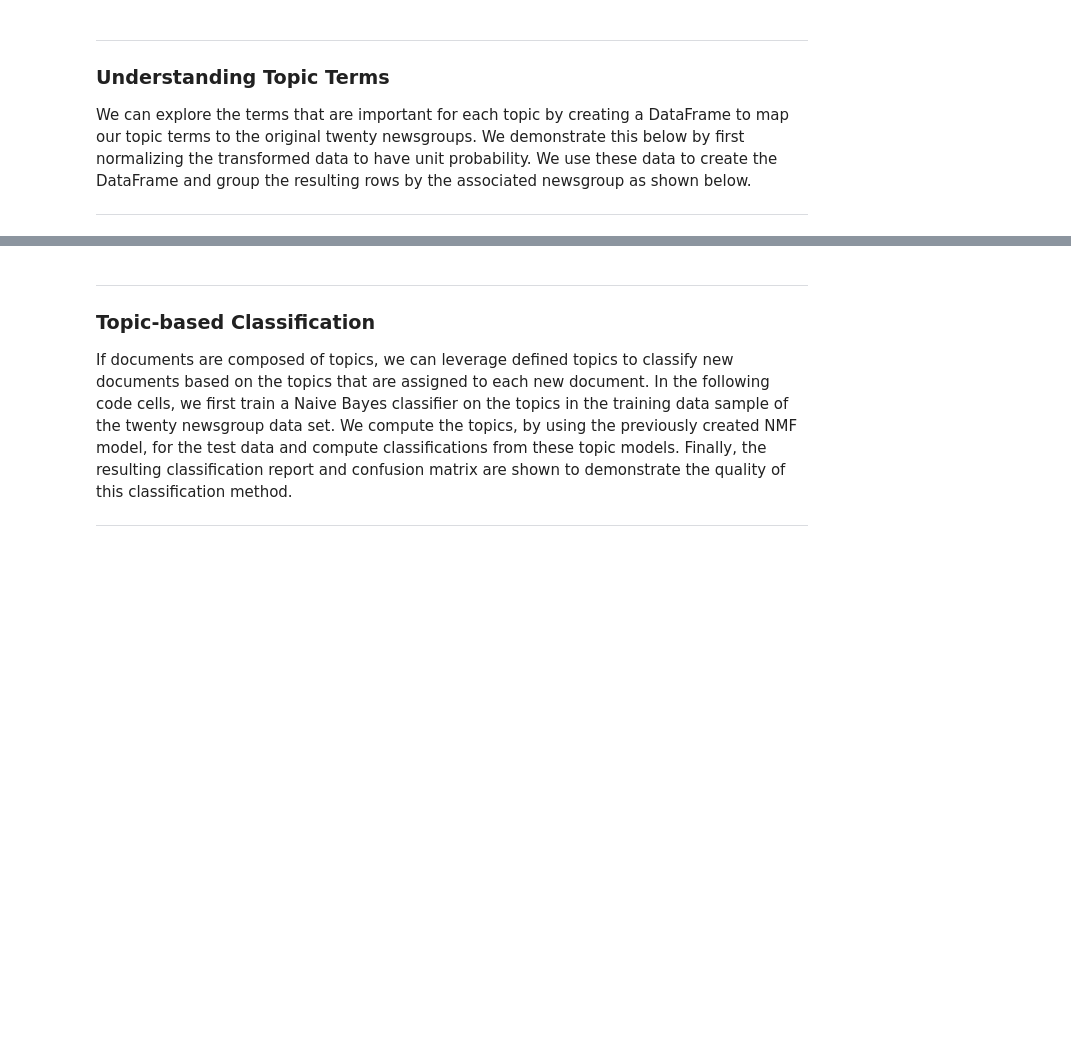
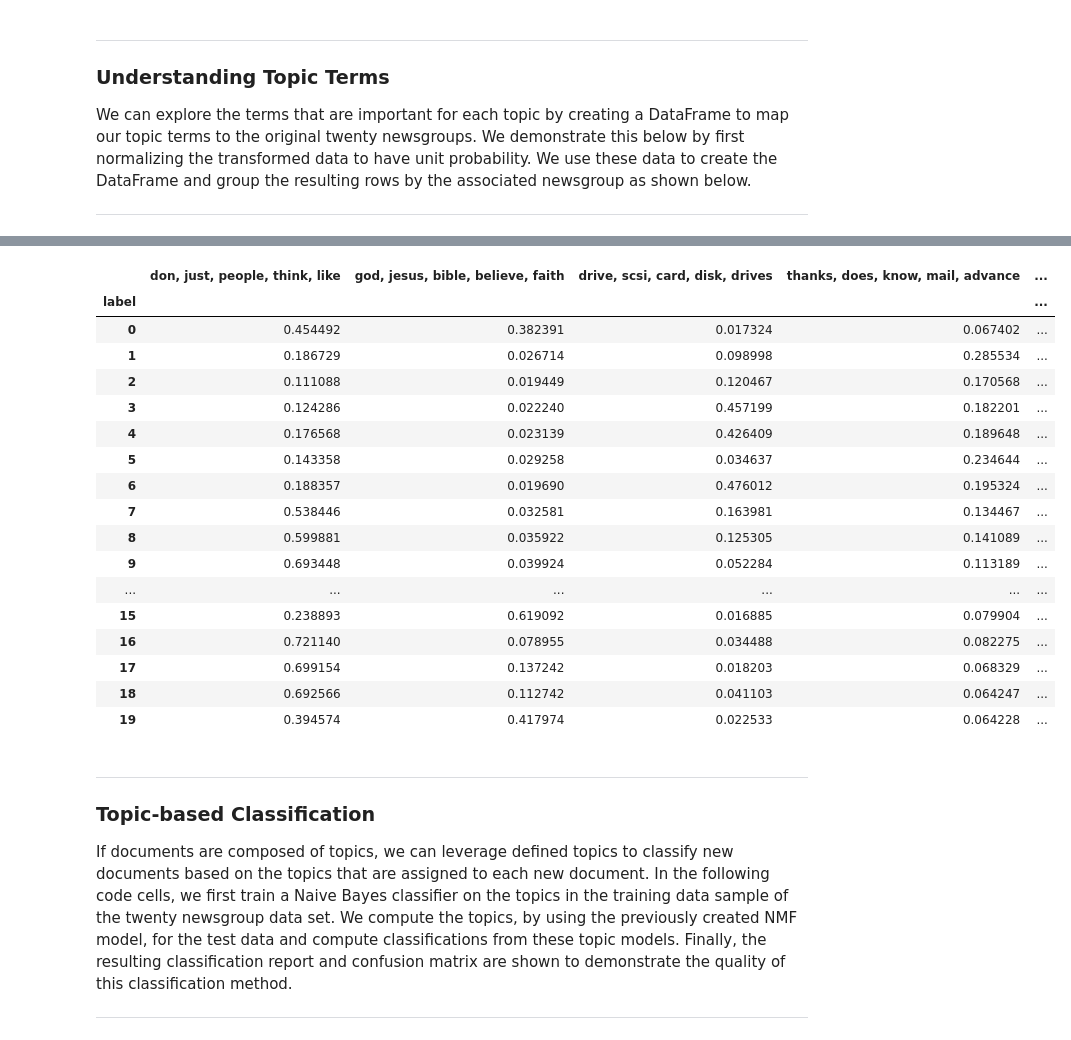
Before and after one commit to lcdm-uiuc/info490-sp16, a Jupyter notebook: Week9/notebooks/intro2nlp-tm.ipynb, the cells around one changed output, grey strips where cells are left out. Saved outputs shown, nothing was run; the diff lists cells and outputs as text; code cells hidden in the pictures; blank space fills up the shorter version.

Commit message:
Fixed Target name issue
Target names were being used rather than labels (or numbers) so most
rows weren’t being labeled.

```diff
--- a/Week9/notebooks/intro2nlp-tm.ipynb
+++ b/Week9/notebooks/intro2nlp-tm.ipynb
@@ -139,6 +139,4 @@ td_norm = normalize(td, norm='l1', axis=1)
 
 df = pd.DataFrame(td_norm, columns=nmf_topics)
 df.fillna(value=0, inplace=True)
-df['label'] = pd.Series(train['target_names'], dtype="category")
-
-df.groupby('label').mean()
+df['label'] = pd.Series(train['target'])
@@ -164,3 +143,29 @@ df.groupby('label').mean()
+# %%
+# Now group and add human names for the labels
+df_lbl = df.groupby('label').mean()
+df_lbl['Names'] = pd.Series(train['target_names'], dtype="category")
+
+# Now display the grouped data
+df_lbl
+# %% [output]
+|  | don, just, people, think, like | god, jesus, bible, believe, faith | drive, scsi, card, disk, drives | thanks, does, know, mail, advance | ... |
+| label |  |  |  |  | ... |
+| 0 | 0.454492 | 0.382391 | 0.017324 | 0.067402 | ... |
+| 1 | 0.186729 | 0.026714 | 0.098998 | 0.285534 | ... |
+| 2 | 0.111088 | 0.019449 | 0.120467 | 0.170568 | ... |
+| 3 | 0.124286 | 0.022240 | 0.457199 | 0.182201 | ... |
+| 4 | 0.176568 | 0.023139 | 0.426409 | 0.189648 | ... |
+| 5 | 0.143358 | 0.029258 | 0.034637 | 0.234644 | ... |
+| 6 | 0.188357 | 0.019690 | 0.476012 | 0.195324 | ... |
+| 7 | 0.538446 | 0.032581 | 0.163981 | 0.134467 | ... |
+| 8 | 0.599881 | 0.035922 | 0.125305 | 0.141089 | ... |
+| 9 | 0.693448 | 0.039924 | 0.052284 | 0.113189 | ... |
+| ... | ... | ... | ... | ... | ... |
+| 15 | 0.238893 | 0.619092 | 0.016885 | 0.079904 | ... |
+| 16 | 0.721140 | 0.078955 | 0.034488 | 0.082275 | ... |
+| 17 | 0.699154 | 0.137242 | 0.018203 | 0.068329 | ... |
+| 18 | 0.692566 | 0.112742 | 0.041103 | 0.064247 | ... |
+| 19 | 0.394574 | 0.417974 | 0.022533 | 0.064228 | ... |
 # %% [markdown]
 -----
 ### Topic-based Classification
```
Also changed, not shown: parts of 16 cells of this notebook.
